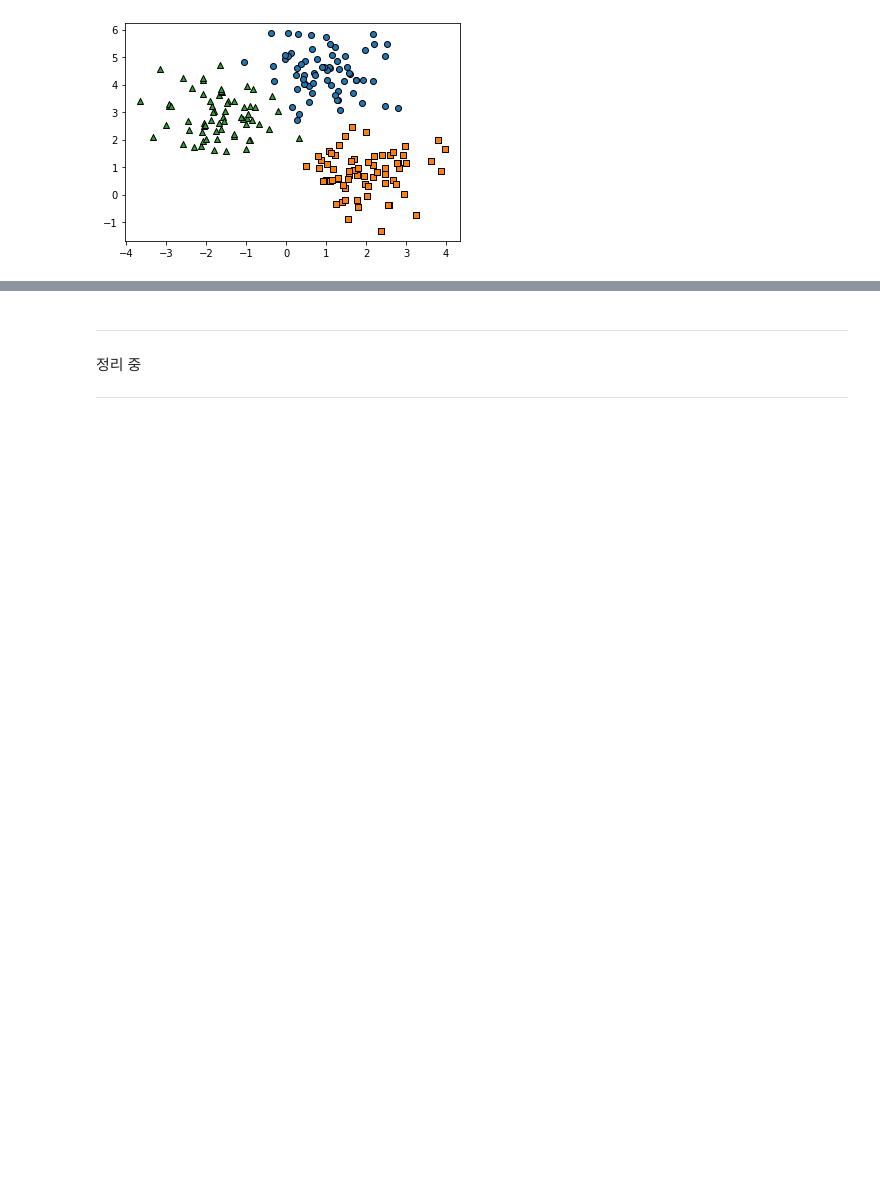
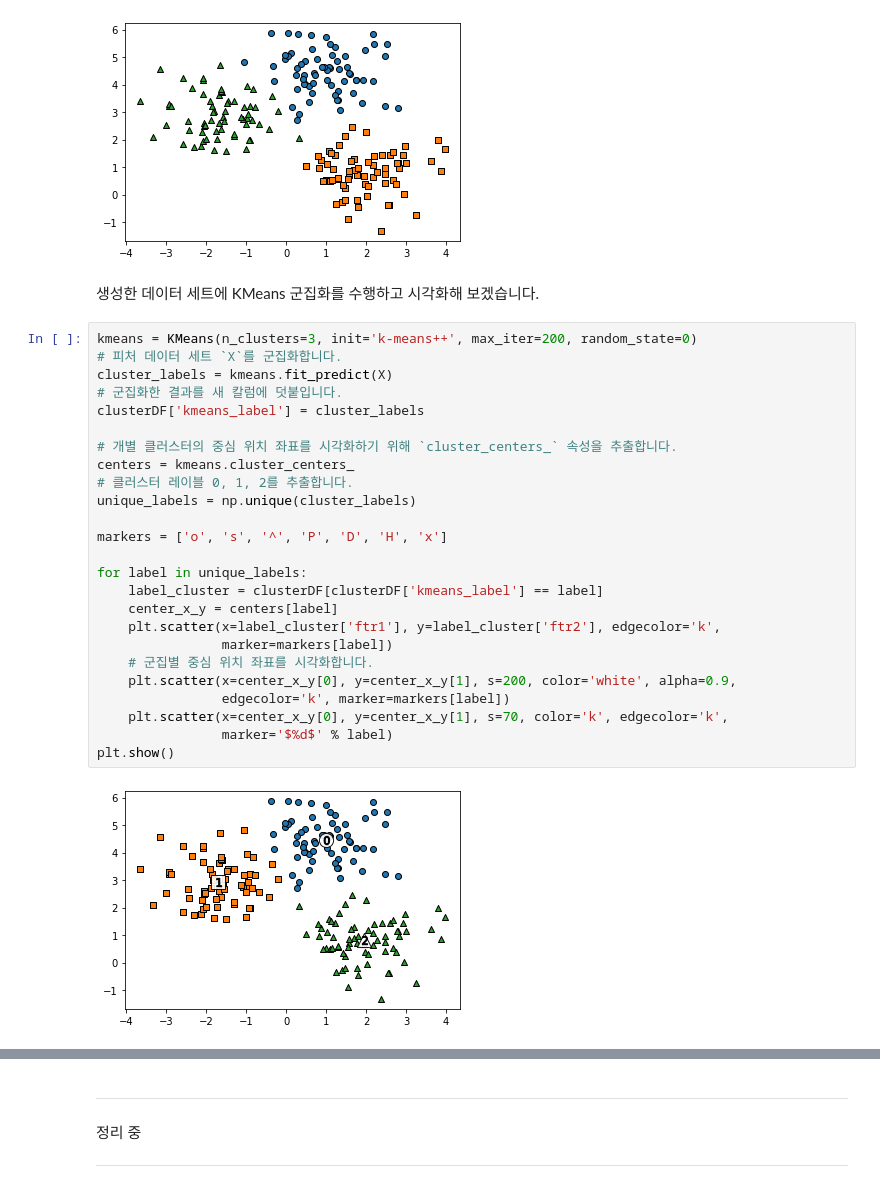
Before and after one commit to LeeSeungwon89/Machine-learning_Theory, a Jupyter notebook: CHAPTER7 군집화.ipynb, the cells around one changed output, grey strips where cells are left out. Cells and saved outputs as stored; diff of their text form; blank space fills up the shorter version.

```diff
--- a/CHAPTER7 군집화.ipynb
+++ b/CHAPTER7 군집화.ipynb
@@ -178,3 +178,32 @@ for target in target_list:
 plt.show()
 # %% [output]
 [figure]
+# %% [markdown]
+생성한 데이터 세트에 KMeans 군집화를 수행하고 시각화해 보겠습니다.
+# %%
+kmeans = KMeans(n_clusters=3, init='k-means++', max_iter=200, random_state=0)
+# 피처 데이터 세트 `X`를 군집화합니다.
+cluster_labels = kmeans.fit_predict(X)
+# 군집화한 결과를 새 칼럼에 덧붙입니다.
+clusterDF['kmeans_label'] = cluster_labels
+
+# 개별 클러스터의 중심 위치 좌표를 시각화하기 위해 `cluster_centers_` 속성을 추출합니다.
+centers = kmeans.cluster_centers_
+# 클러스터 레이블 0, 1, 2를 추출합니다.
+unique_labels = np.unique(cluster_labels)
+
+markers = ['o', 's', '^', 'P', 'D', 'H', 'x']
+
+for label in unique_labels:
+    label_cluster = clusterDF[clusterDF['kmeans_label'] == label]
+    center_x_y = centers[label]
+    plt.scatter(x=label_cluster['ftr1'], y=label_cluster['ftr2'], edgecolor='k',
+                marker=markers[label])
+    # 군집별 중심 위치 좌표를 시각화합니다.
+    plt.scatter(x=center_x_y[0], y=center_x_y[1], s=200, color='white', alpha=0.9,
+                edgecolor='k', marker=markers[label])
+    plt.scatter(x=center_x_y[0], y=center_x_y[1], s=70, color='k', edgecolor='k',
+                marker='$%d$' % label)
+plt.show()
+# %% [output]
+[figure, added]
```
Also changed, not shown: parts of 6 cells of this notebook.
